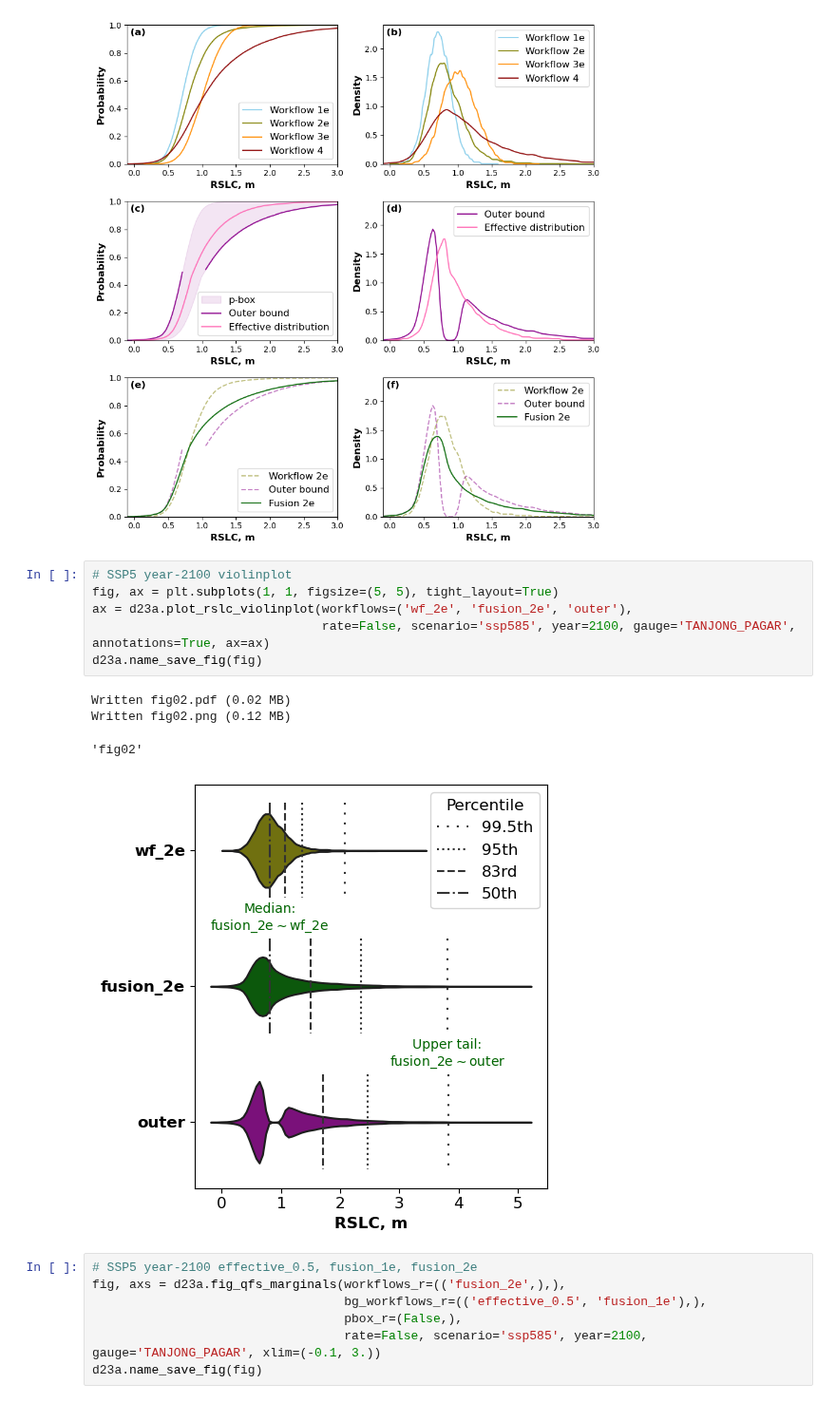
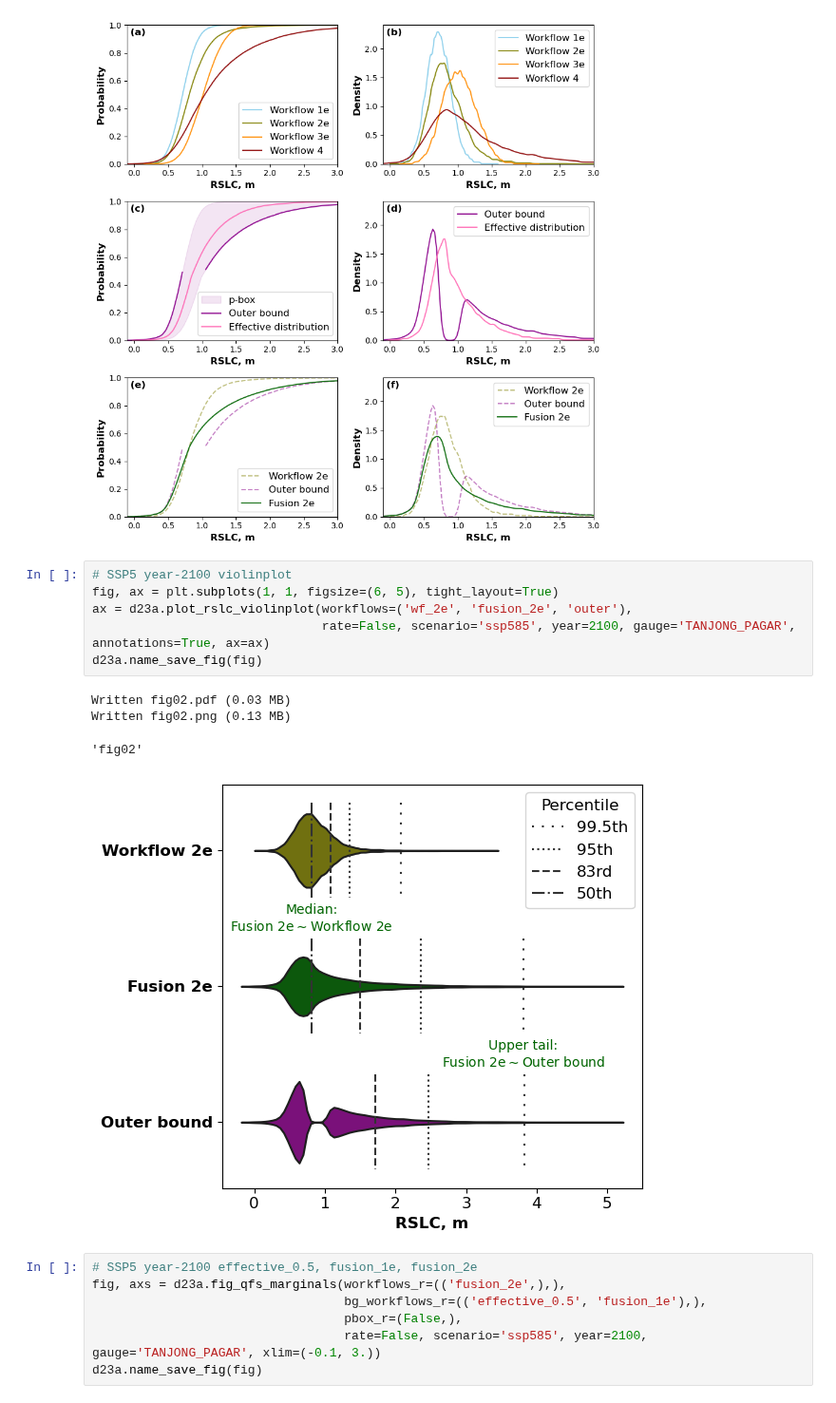
Before and after one commit to grandey/d23a-fusion, a Jupyter notebook: fusion_analysis_d23a.ipynb, the cells around one changed output. Shown at 95% size. Saved outputs shown, nothing was run; the diff lists cells and outputs as text.

Commit message:
d23a.py plot_rslc_violinplot(), plot_exceedance_heatmap(): label workflows using WF_LABEL_DICT.

```diff
--- a/fusion_analysis_d23a.ipynb
+++ b/fusion_analysis_d23a.ipynb
@@ -24,15 +24,15 @@ Written fig01.png (0.61 MB)
 [figure]
 # %%
 # SSP5 year-2100 violinplot
-fig, ax = plt.subplots(1, 1, figsize=(5, 5), tight_layout=True)
+fig, ax = plt.subplots(1, 1, figsize=(6, 5), tight_layout=True)
 ax = d23a.plot_rslc_violinplot(workflows=('wf_2e', 'fusion_2e', 'outer'),
                                rate=False, scenario='ssp585', year=2100, gauge='TANJONG_PAGAR', annotations=True, ax=ax)
 d23a.name_save_fig(fig)
 # %% [output]
-Written fig02.pdf (0.02 MB)
-Written fig02.png (0.12 MB)
+Written fig02.pdf (0.03 MB)
+Written fig02.png (0.13 MB)
 'fig02'
-[figure, old version]
+[figure, new version]
 # %%
 # SSP5 year-2100 effective_0.5, fusion_1e, fusion_2e
 fig, axs = d23a.fig_qfs_marginals(workflows_r=(('fusion_2e',),),
```
Also changed, not shown: parts of 2 cells of this notebook, 3 other files.
